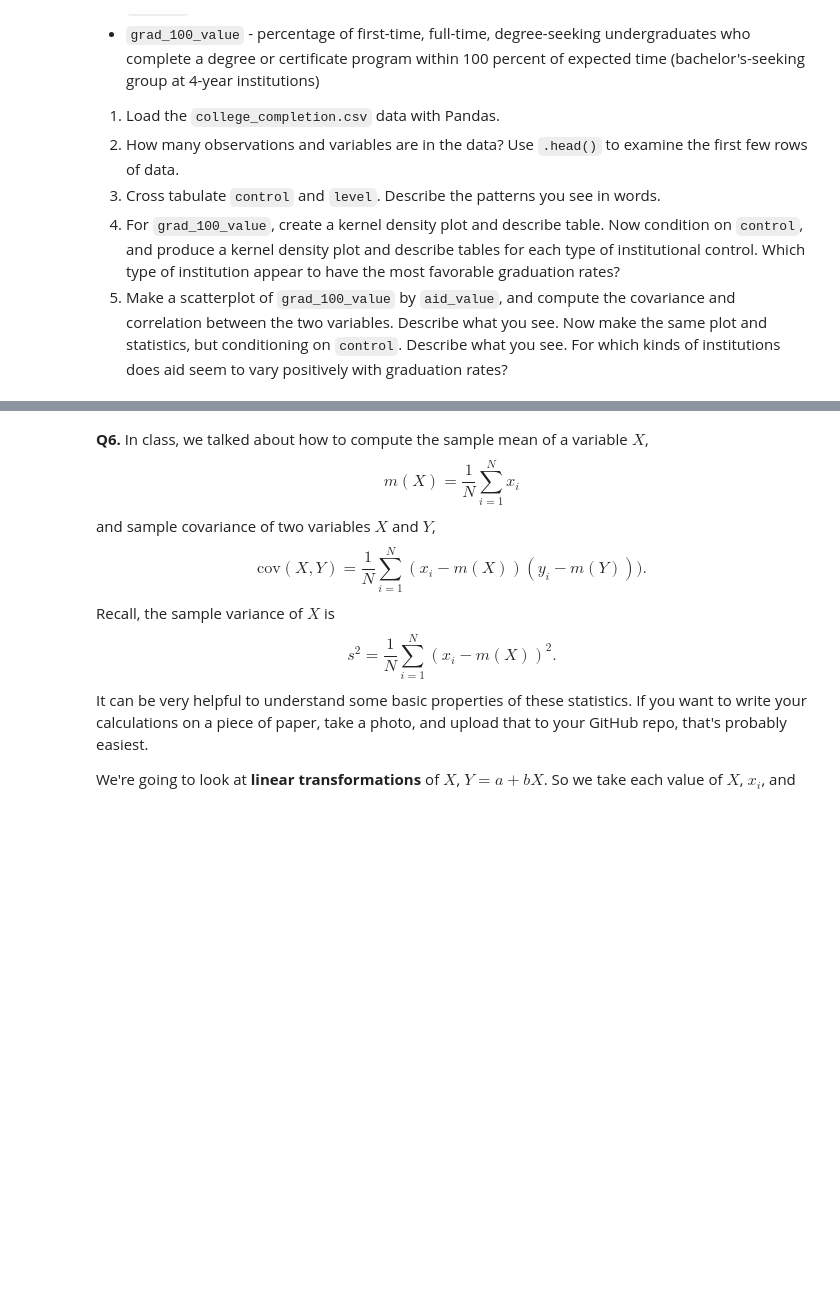
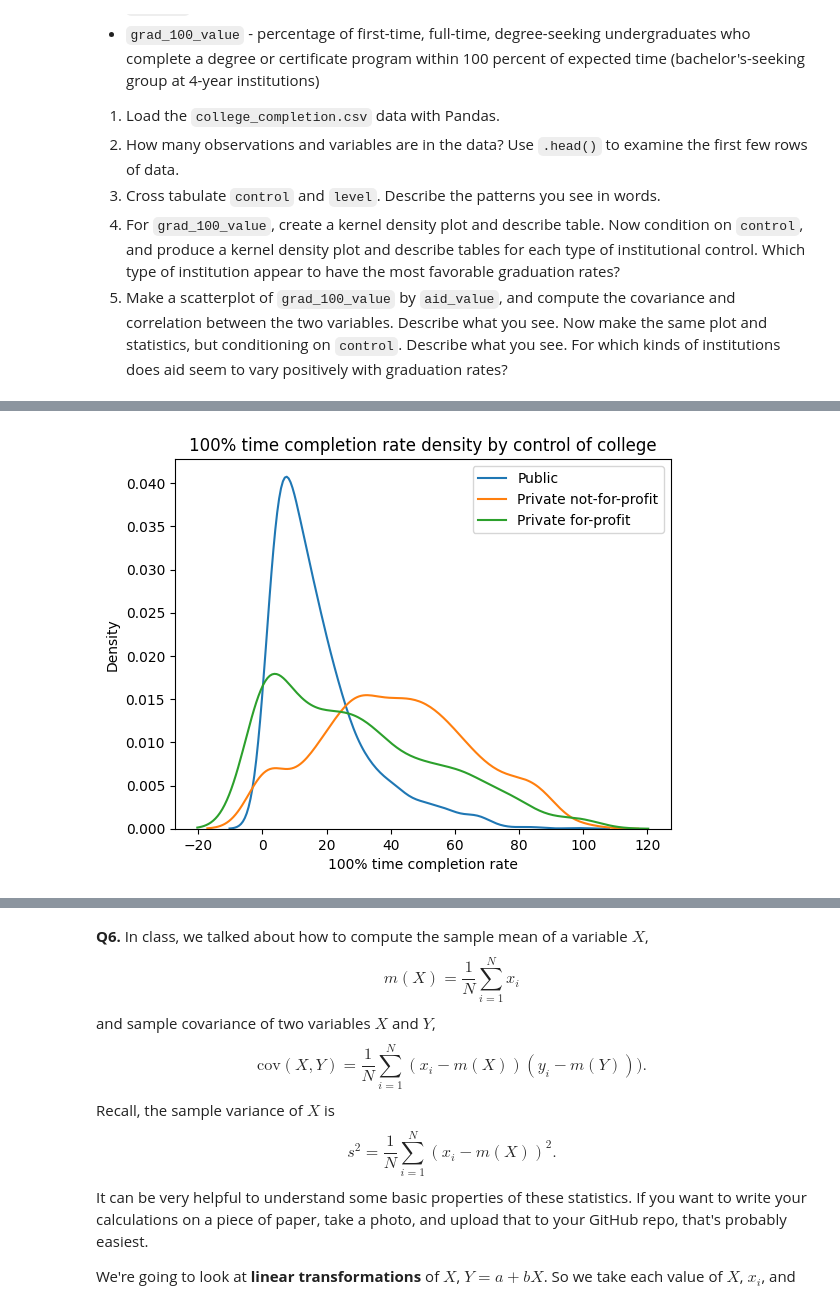
Before and after one commit to syd-nguyen/ds3021-assignments, a Jupyter notebook: assignments/01_assignment_wrangling_and_eda.ipynb, the cells around one changed output, grey strips where cells are left out. Cells and saved outputs as stored; diff of their text form; code cells hidden in the pictures; blank space fills up the shorter version.

```diff
--- a/assignments/01_assignment_wrangling_and_eda.ipynb
+++ b/assignments/01_assignment_wrangling_and_eda.ipynb
@@ -483,3 +483,6 @@ We'll use the `college_completion.csv` dataset from the US Department of Educati
 3. Cross tabulate `control` and `level`. Describe the patterns you see in words.
 4. For `grad_100_value`, create a kernel density plot and describe table. Now condition on `control`, and produce a kernel density plot and describe tables for each type of institutional control. Which type of institution appear to have the most favorable graduation rates?
 5. Make a scatterplot of `grad_100_value` by `aid_value`, and compute the covariance and correlation between the two variables. Describe what you see. Now make the same plot and statistics, but conditioning on `control`. Describe what you see. For which kinds of institutions does aid seem to vary positively with graduation rates?
+# %%
+# 1
+COLLEGE = pd.read_csv('../data/college_completion.csv')
@@ -485,0 +558,9 @@ We'll use the `college_completion.csv` dataset from the US Department of Educati
+# %%
+for control in COLLEGE['control'].unique():
+    sns.kdeplot(COLLEGE[COLLEGE['control'] == control]['grad_100_value'], label=control)
+    plt.legend()
+plt.title('100% time completion rate density by control of college')
+plt.xlabel('100% time completion rate')
+plt.show()
+# %% [output]
+[figure, added]
```
Also changed, not shown: parts of 12 cells of this notebook.
